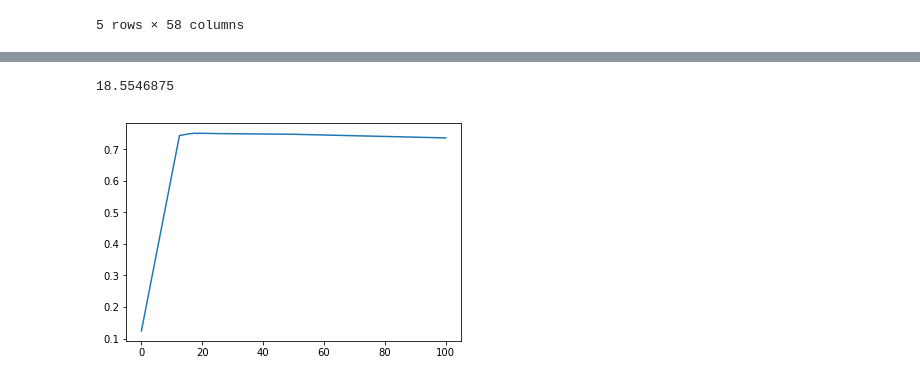
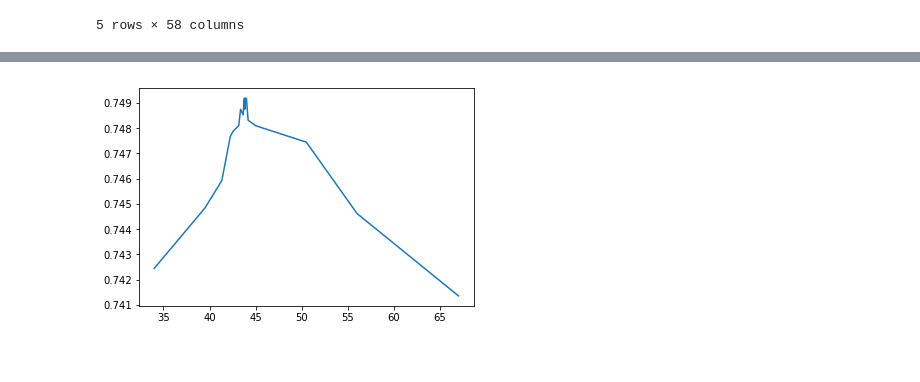
Before and after one commit to Vlad0922/ml_1_solutions, a Jupyter notebook: 1/Nearest.ipynb, the cells around one changed output, grey strips where cells are left out. Saved outputs shown, nothing was run; the diff lists cells and outputs as text; code cells hidden in the pictures.

```diff
--- a/1/Nearest.ipynb
+++ b/1/Nearest.ipynb
@@ -180,5 +178,30 @@ def find_radius(X, y, lower, upper):
-# %%
-find_radius(X, y, 0., 100.)
-# %% [output]
-18.5546875
-[figure, removed]
+# %%
+def find_radius(X, y, lower, upper, eps):
+    l = float(lower)
+    r = float(upper)
+
+    loo_cache = dict()
+
+    while r - l > eps:
+        m_l = l + (r-l)/3
+        m_r = r - (r-l)/2
+
+        m_l_res = loo_cache[m_l] = leave_one_out(RNN_model(m_l, use_kdtree=True), X, y)
+        m_r_res = loo_cache[m_r] = leave_one_out(RNN_model(m_r, use_kdtree=True), X, y)
+
+#         print (m_l, m_l_res)
+#         print (m_r, m_r_res)
+
+        if m_l_res < m_r_res:
+            l = m_l
+        else:
+            r = m_r
+
+    res = sorted(loo_cache.items(), key=lambda x:x[0])
+    plt.plot([v[0] for v in res], [v[1] for v in res])
+
+    return l, loo_cache[l]
+# %%
+best_radius, accuracy = find_radius(X, y, 1., 100., eps=0.05)
+# %% [output]
+[figure, added]
```
Also changed, not shown: parts of 8 cells of this notebook.
